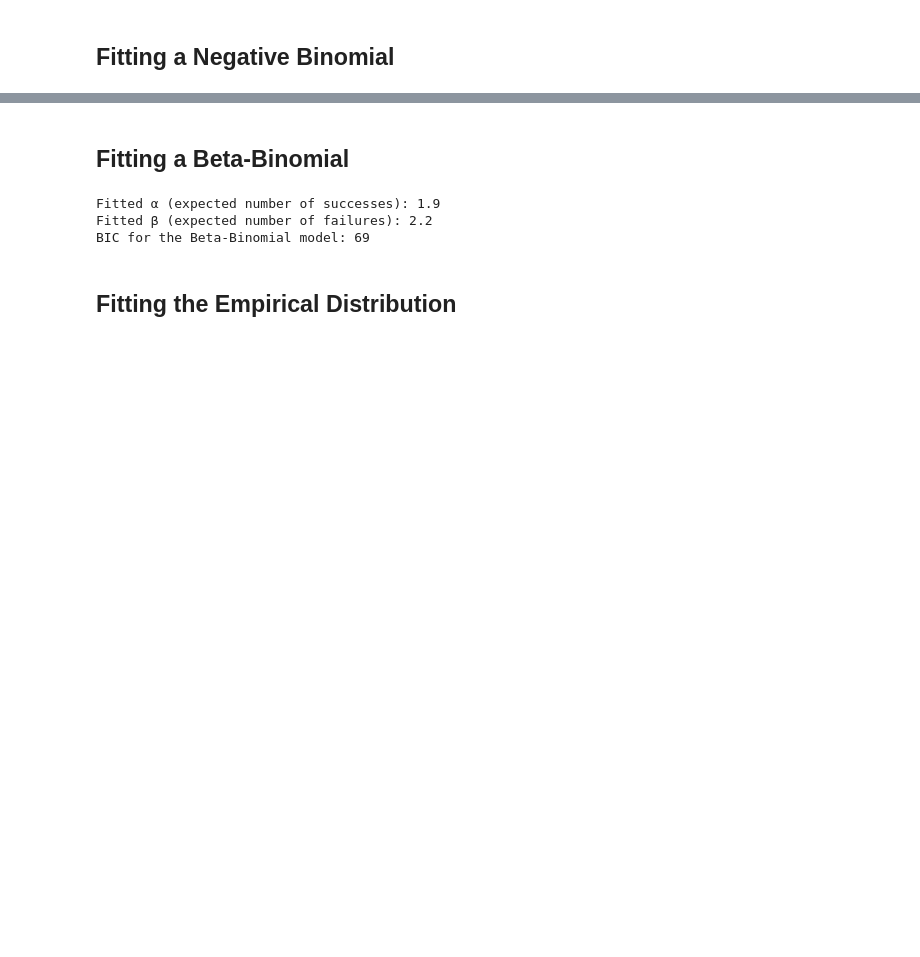
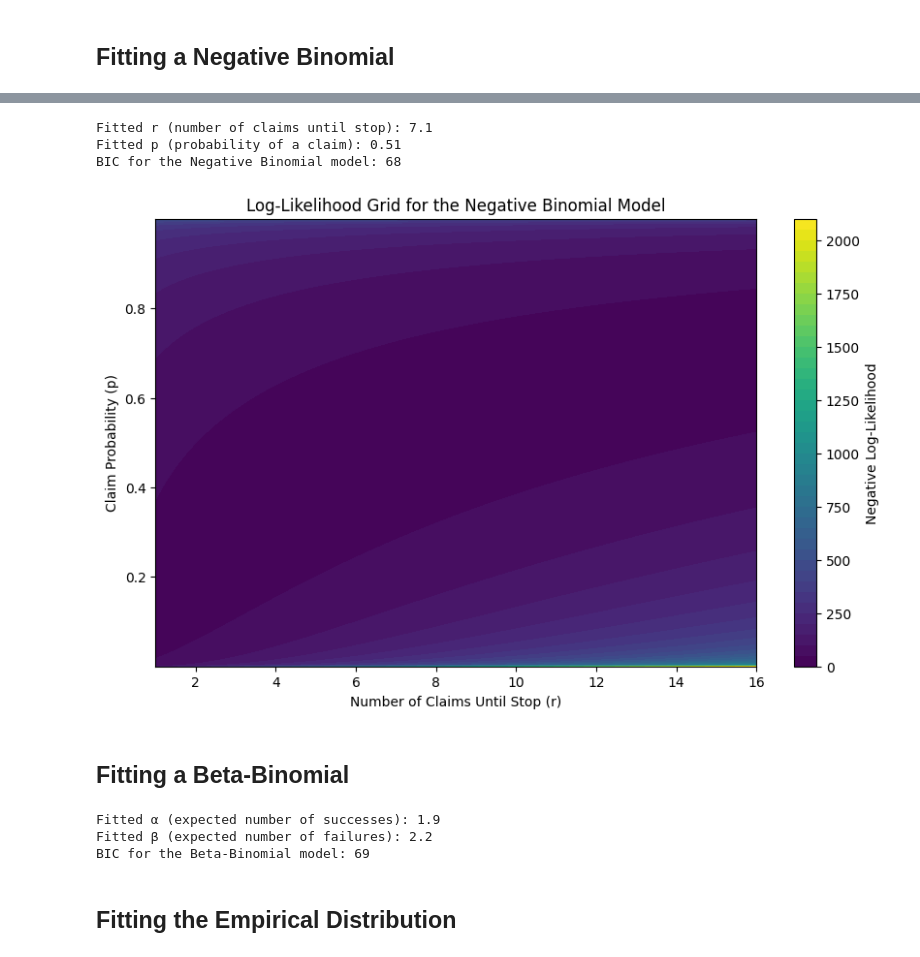
Before and after one commit to AlexFiliakov/bayesian-case-study, a Jupyter notebook: bayesian_case_study.ipynb, the cells around one changed output, grey strips where cells are left out. Cells and saved outputs as stored; diff of their text form; code cells hidden in the pictures; blank space fills up the shorter version.

```diff
--- a/bayesian_case_study.ipynb
+++ b/bayesian_case_study.ipynb
@@ -264,53 +74,35 @@ BIC for the Negative Binomial model: 68
+# %%
+log_likelihood_nb, r_nb_fitted, p_nb_fitted, bic_nb, r_range_nb, p_range_nb, log_likelihood_matrix_nb = fit_nb(y, 4)
+
+# Print the fitted parameters
+print(f"Fitted r (number of claims until stop): {round(r_nb_fitted,1)}")
+print(f"Fitted p (probability of a claim): {round(p_nb_fitted,2)}")
+print("BIC for the Negative Binomial model:", int(bic_nb))
+
+# Plot the log-likelihood grid
+plt.figure(figsize=(10, 6))
+plt.contourf(r_range_nb, p_range_nb, log_likelihood_matrix_nb.T, levels=50, cmap='viridis')
+plt.colorbar(label='Negative Log-Likelihood')
+plt.xlabel('Number of Claims Until Stop (r)')
+plt.ylabel('Claim Probability (p)')
+plt.title('Log-Likelihood Grid for the Negative Binomial Model')
+plt.show()
+# %% [output]
+Fitted r (number of claims until stop): 7.1
+Fitted p (probability of a claim): 0.51
+BIC for the Negative Binomial model: 68
+[figure, added]
 # %% [markdown]
 ## Fitting a Beta-Binomial
-# %%
-import numpy as np
-from scipy.special import betaln, comb
-from scipy.optimize import minimize
-
-def fit_beta_binom(y):
-    # Define the Beta-Binomial PMF
-    def beta_binomial_pmf(k, n, alpha, beta):
-        k = np.asarray(k)  # Ensure k is a numpy array
-        binom_coeff = comb(n, k)  # Calculate the binomial coefficient
-        pmf = binom_coeff * np.exp(betaln(k + alpha, n - k + beta) - betaln(alpha, beta))
-        return pmf
-
-    # Define the negative log-likelihood function for the Beta-Binomial distribution
-    def neg_log_likelihood_bb(params, data):
-        alpha, beta = params
-        n = max(data)  # Assuming n is the maximal value in the data
-        return -np.sum(np.log(beta_binomial_pmf(data, n, alpha, beta)))
-
-    # Initial guesses for alpha and beta
-    initial_params = [1, 1]
-
-    # Fit the Beta-Binomial distribution to the data
-    model_bb = minimize(neg_log_likelihood_bb, initial_params, args=(y,), bounds=[(1e-5, None), (1e-5, None)])
-
-    # Extract the fitted parameters
-    alpha_bb_fitted, beta_bb_fitted = model_bb.x
-
-    # Calculate the log-likelihood of the model
-    log_likelihood_bb = -neg_log_likelihood_bb((alpha_bb_fitted, beta_bb_fitted), y)
-
-    # Number of parameters (k) and number of data points (n)
-    k = 2
-    n = len(y)
-
-    # Calculate BIC
-    bic_bb = k * np.log(n) - 2 * log_likelihood_bb
-
-    return log_likelihood_bb, alpha_bb_fitted, beta_bb_fitted, bic_bb, beta_binomial_pmf, neg_log_likelihood_bb
-
-log_likelihood_bb, alpha_bb_fitted, beta_bb_fitted, bic_bb, beta_binomial_pmf, _ = fit_beta_binom(y)
-
-print(f"Fitted α (expected number of successes): {round(alpha_bb_fitted,1)}")
-print(f"Fitted β (expected number of failures): {round(beta_bb_fitted,1)}")
-print("BIC for the Beta-Binomial model:", int(bic_bb))
-# %% [output]
-Fitted α (expected number of successes): 1.9
-Fitted β (expected number of failures): 2.2
-BIC for the Beta-Binomial model: 69
+# %%
+log_likelihood_bb, alpha_bb_fitted, beta_bb_fitted, bic_bb, beta_binomial_pmf, _ = fit_beta_binom(y)
+
+print(f"Fitted α (expected number of successes): {round(alpha_bb_fitted,1)}")
+print(f"Fitted β (expected number of failures): {round(beta_bb_fitted,1)}")
+print("BIC for the Beta-Binomial model:", int(bic_bb))
+# %% [output]
+Fitted α (expected number of successes): 1.9
+Fitted β (expected number of failures): 2.2
+BIC for the Beta-Binomial model: 69
 # %% [markdown]
 ## Fitting the Empirical Distribution
```
Also changed, not shown: parts of 26 cells of this notebook, 16 other files.
